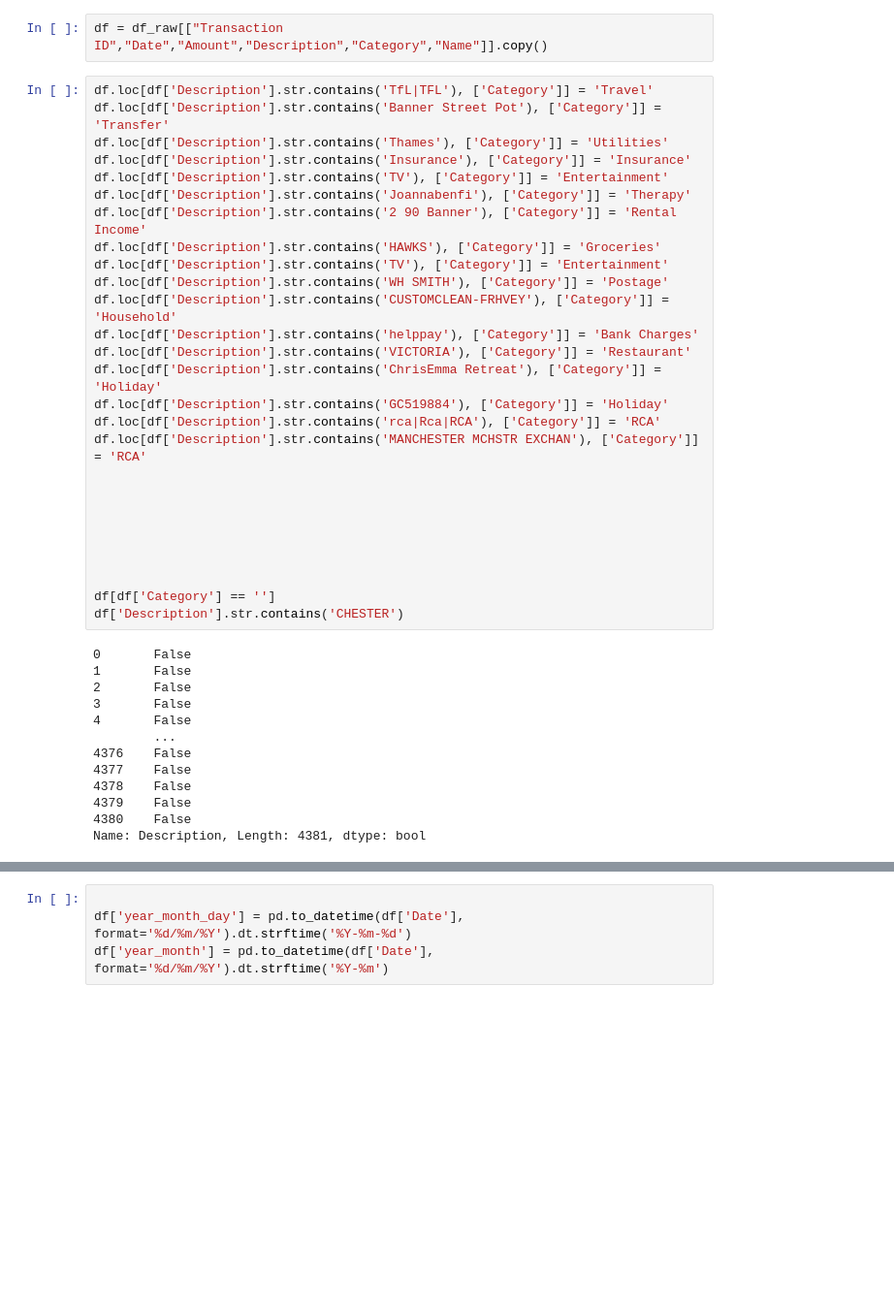
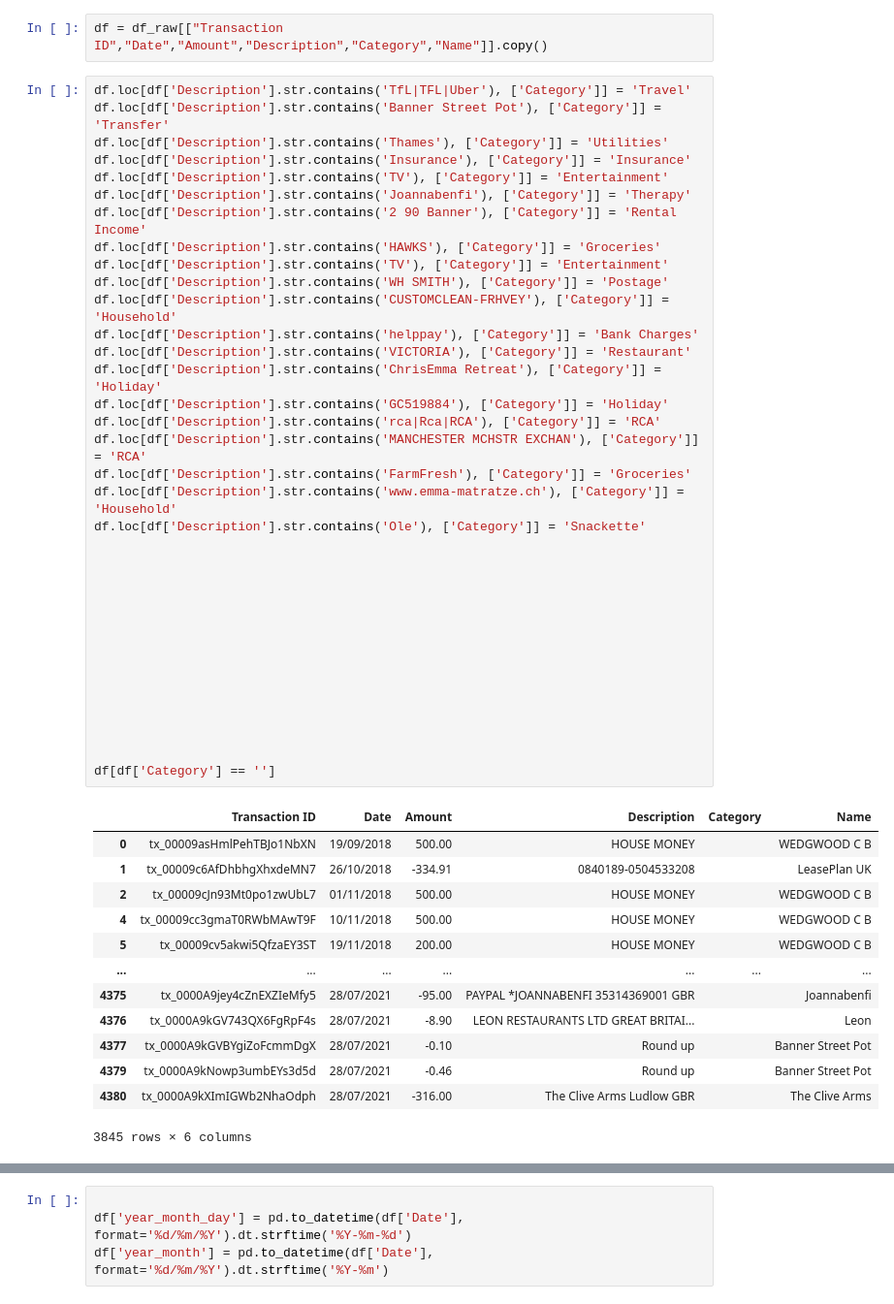
Before and after one commit to chriswedgwood/chriswedgwood, a Jupyter notebook: Finances.ipynb, the cells around one changed output, grey strips where cells are left out. Shown at 97% size. Drawn from its saved outputs; the diff is of its cells as text; blank space fills up the shorter version.

```diff
--- a/Finances.ipynb
+++ b/Finances.ipynb
@@ -14,45 +14,54 @@ df_raw.fillna('', inplace=True)
 # %%
 df = df_raw[["Transaction ID","Date","Amount","Description","Category","Name"]].copy()
 # %%
-df.loc[df['Description'].str.contains('TfL|TFL'), ['Category']] = 'Travel'
+df.loc[df['Description'].str.contains('TfL|TFL|Uber'), ['Category']] = 'Travel'
 df.loc[df['Description'].str.contains('Banner Street Pot'), ['Category']] = 'Transfer'
 df.loc[df['Description'].str.contains('Thames'), ['Category']] = 'Utilities'
 df.loc[df['Description'].str.contains('Insurance'), ['Category']] = 'Insurance'
 df.loc[df['Description'].str.contains('TV'), ['Category']] = 'Entertainment'
 df.loc[df['Description'].str.contains('Joannabenfi'), ['Category']] = 'Therapy'
 df.loc[df['Description'].str.contains('2 90 Banner'), ['Category']] = 'Rental Income'
 df.loc[df['Description'].str.contains('HAWKS'), ['Category']] = 'Groceries'
 df.loc[df['Description'].str.contains('TV'), ['Category']] = 'Entertainment'
 df.loc[df['Description'].str.contains('WH SMITH'), ['Category']] = 'Postage'
 df.loc[df['Description'].str.contains('CUSTOMCLEAN-FRHVEY'), ['Category']] = 'Household'
 df.loc[df['Description'].str.contains('helppay'), ['Category']] = 'Bank Charges'
 df.loc[df['Description'].str.contains('VICTORIA'), ['Category']] = 'Restaurant'
 df.loc[df['Description'].str.contains('ChrisEmma Retreat'), ['Category']] = 'Holiday'
 df.loc[df['Description'].str.contains('GC519884'), ['Category']] = 'Holiday'
 df.loc[df['Description'].str.contains('rca|Rca|RCA'), ['Category']] = 'RCA'
 df.loc[df['Description'].str.contains('MANCHESTER MCHSTR EXCHAN'), ['Category']] = 'RCA'
+df.loc[df['Description'].str.contains('FarmFresh'), ['Category']] = 'Groceries'
+df.loc[df['Description'].str.contains('www.emma-matratze.ch'), ['Category']] = 'Household'
+df.loc[df['Description'].str.contains('Ole'), ['Category']] = 'Snackette'
+
+
+
+
+
+
 
 
 
 
 
 
 
 df[df['Category'] == '']
-df['Description'].str.contains('CHESTER')
 # %% [output]
+|  | Transaction ID | Date | Amount | Description | Category | Name |
+| 0 | tx_00009asHmlPehTBJo1NbXN | 19/09/2018 | 500.00 | HOUSE MONEY |  | WEDGWOOD C B |
+| 1 | tx_00009c6AfDhbhgXhxdeMN7 | 26/10/2018 | -334.91 | 0840189-0504533208 |  | LeasePlan UK |
+| 2 | tx_00009cJn93Mt0po1zwUbL7 | 01/11/2018 | 500.00 | HOUSE MONEY |  | WEDGWOOD C B |
+| 4 | tx_00009cc3gmaT0RWbMAwT9F | 10/11/2018 | 500.00 | HOUSE MONEY |  | WEDGWOOD C B |
+| 5 | tx_00009cv5akwi5QfzaEY3ST | 19/11/2018 | 200.00 | HOUSE MONEY |  | WEDGWOOD C B |
+| ... | ... | ... | ... | ... | ... | ... |
+| 4375 | tx_0000A9jey4cZnEXZIeMfy5 | 28/07/2021 | -95.00 | PAYPAL *JOANNABENFI 35314369001 GBR |  | Joannabenfi |
+| 4376 | tx_0000A9kGV743QX6FgRpF4s | 28/07/2021 | -8.90 | LEON RESTAURANTS LTD GREAT BRITAI... |  | Leon |
+| 4377 | tx_0000A9kGVBYgiZoFcmmDgX | 28/07/2021 | -0.10 | Round up |  | Banner Street Pot |
+| 4379 | tx_0000A9kNowp3umbEYs3d5d | 28/07/2021 | -0.46 | Round up |  | Banner Street Pot |
+| 4380 | tx_0000A9kXImIGWb2NhaOdph | 28/07/2021 | -316.00 | The Clive Arms Ludlow GBR |  | The Clive Arms |
-0       False
-1       False
-2       False
-3       False
-4       False
-        ...
-4376    False
-4377    False
-4378    False
-4379    False
-4380    False
-Name: Description, Length: 4381, dtype: bool
+3845 rows × 6 columns
 # %%
 
 
```
Also changed, not shown: parts of 2 cells of this notebook.
